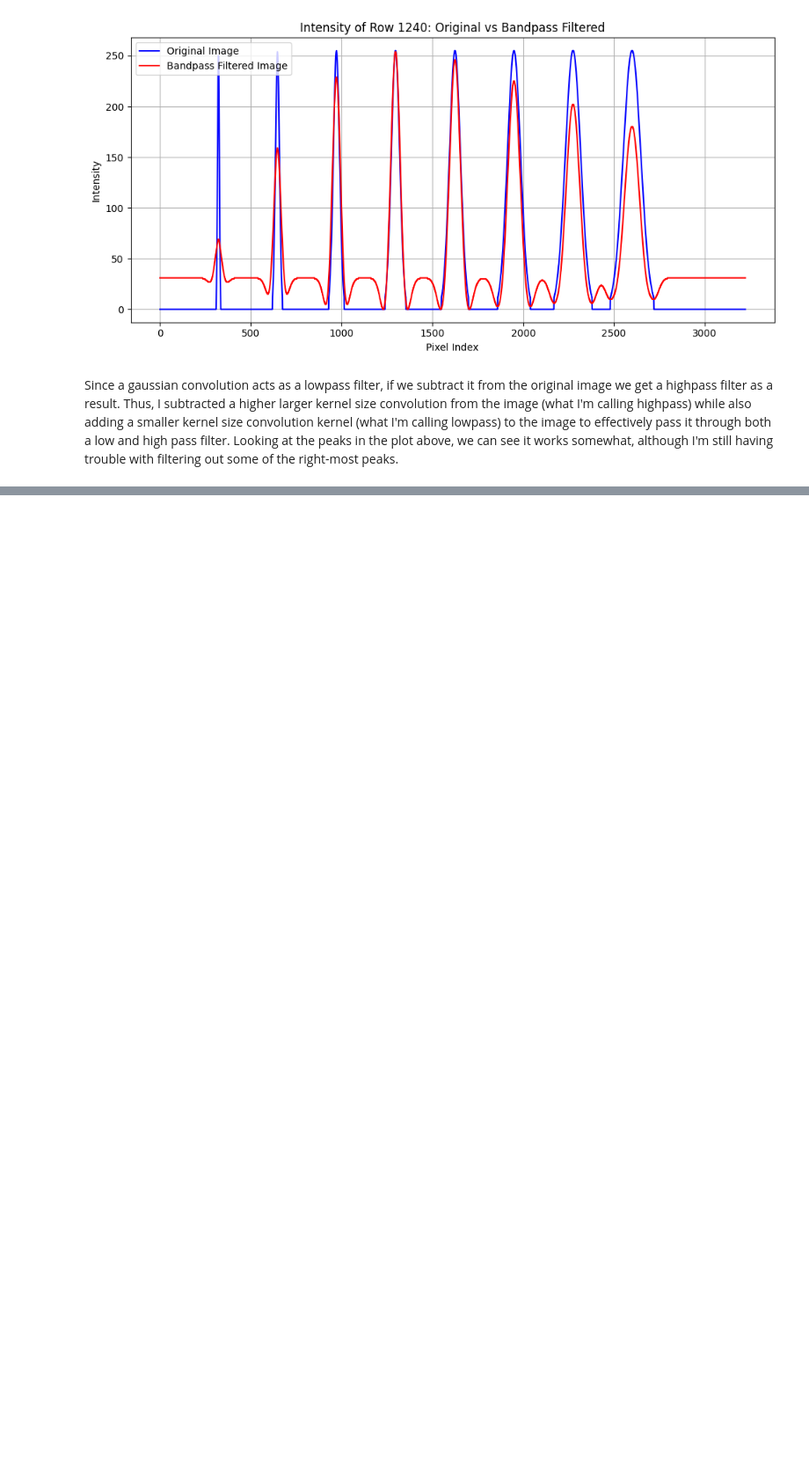
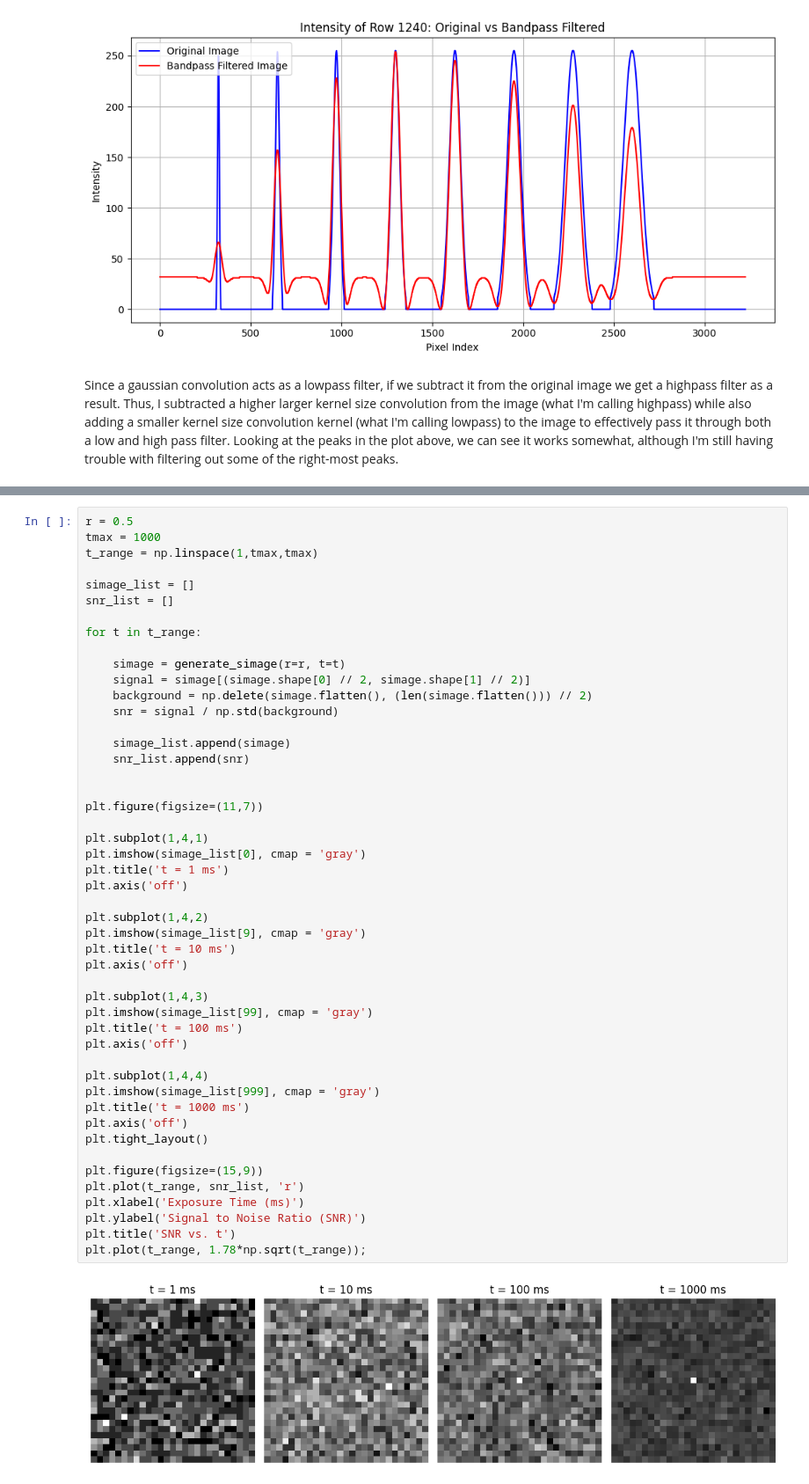
Before and after one commit to apdill/ImageAnalysis, a Jupyter notebook: HW3/HW3_AD.ipynb, the cells around one changed output, grey strips where cells are left out. Shown at 88% size. Drawn from its saved outputs; the diff is of its cells as text; blank space fills up the shorter version.

```diff
--- a/HW3/HW3_AD.ipynb
+++ b/HW3/HW3_AD.ipynb
@@ -381,0 +447,50 @@ Since a gaussian convolution acts as a lowpass filter, if we subtract it from th
+# %%
+r = 0.5
+tmax = 1000
+t_range = np.linspace(1,tmax,tmax)
+
+simage_list = []
+snr_list = []
+
+for t in t_range:
+
+    simage = generate_simage(r=r, t=t)
+    signal = simage[(simage.shape[0] // 2, simage.shape[1] // 2)]
+    background = np.delete(simage.flatten(), (len(simage.flatten())) // 2)
+    snr = signal / np.std(background)
+
+    simage_list.append(simage)
+    snr_list.append(snr)
+
+
+plt.figure(figsize=(11,7))
+
+plt.subplot(1,4,1)
+plt.imshow(simage_list[0], cmap = 'gray')
+plt.title('t = 1 ms')
+plt.axis('off')
+
+plt.subplot(1,4,2)
+plt.imshow(simage_list[9], cmap = 'gray')
+plt.title('t = 10 ms')
+plt.axis('off')
+
+plt.subplot(1,4,3)
+plt.imshow(simage_list[99], cmap = 'gray')
+plt.title('t = 100 ms')
+plt.axis('off')
+
+plt.subplot(1,4,4)
+plt.imshow(simage_list[999], cmap = 'gray')
+plt.title('t = 1000 ms')
+plt.axis('off')
+plt.tight_layout()
+
+plt.figure(figsize=(15,9))
+plt.plot(t_range, snr_list, 'r')
+plt.xlabel('Exposure Time (ms)')
+plt.ylabel('Signal to Noise Ratio (SNR)')
+plt.title('SNR vs. t')
+plt.plot(t_range, 1.78*np.sqrt(t_range));
+# %% [output]
+[figure, added]
```
Also changed, not shown: parts of 11 cells of this notebook.
